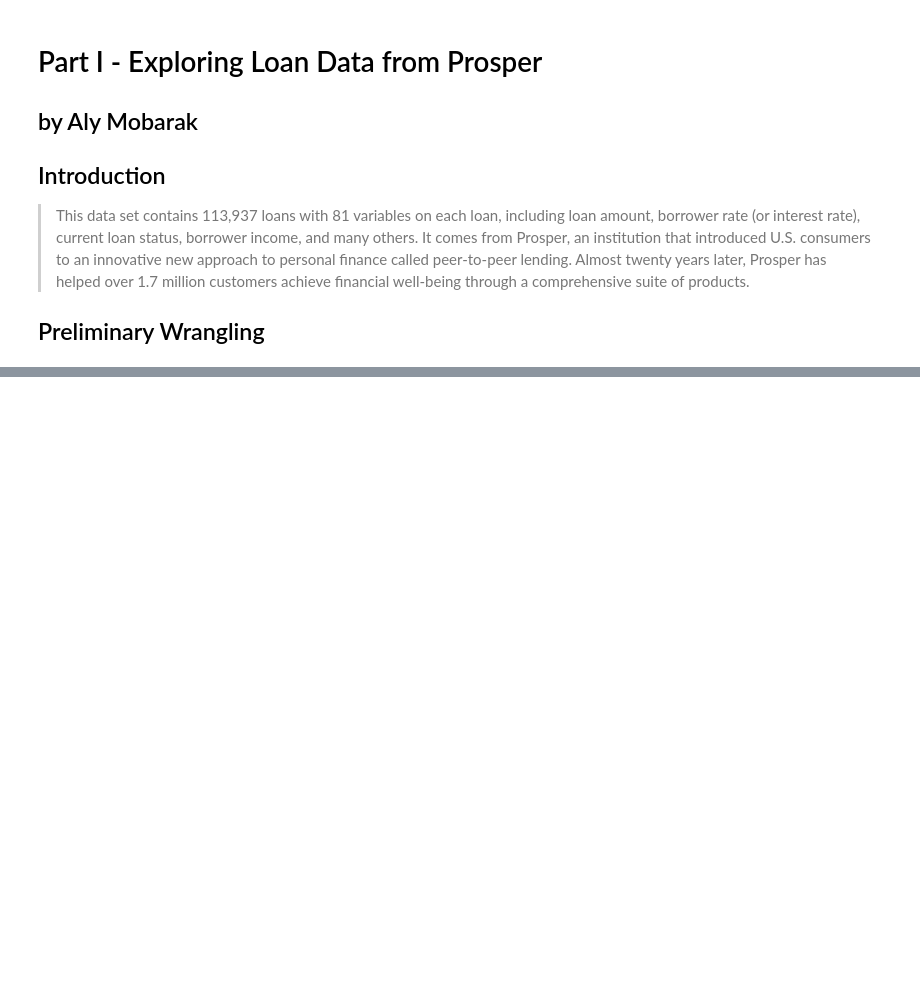
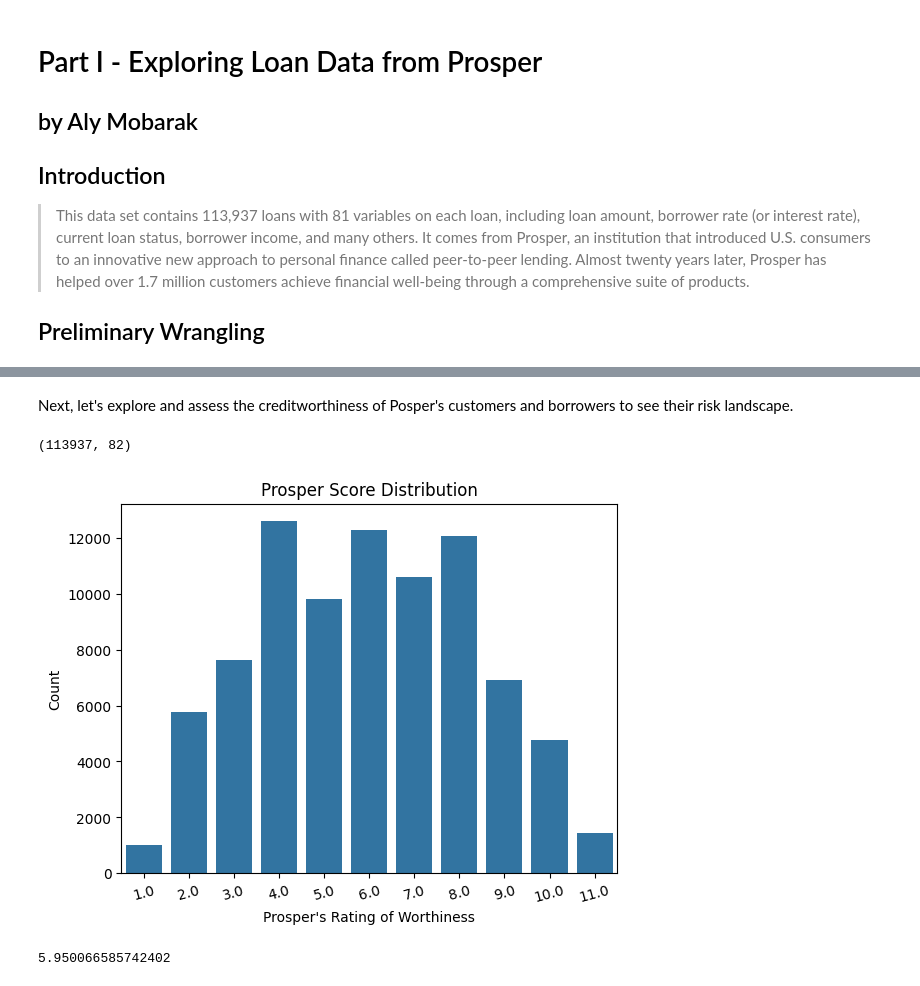
Before and after one commit to AlyMobarak/ProsperLoanInvestigation, a Jupyter notebook: Part_I_exploration.ipynb, the cells around one changed output, grey strips where cells are left out. Saved outputs shown, nothing was run; the diff lists cells and outputs as text; code cells hidden in the pictures; blank space fills up the shorter version.

```diff
--- a/Part_I_exploration.ipynb
+++ b/Part_I_exploration.ipynb
@@ -129,0 +186,16 @@ the quote-formatted guide notes like this one before you finish your report!
+# %% [markdown]
+Next, let's explore and assess the creditworthiness of Posper's customers and borrowers to see their risk landscape.
+# %%
+# Making sure dropping null values didn't drop entire rows.
+loans.shape
+# %% [output]
+(113937, 82)
+# %%
+count_plot('ProsperScore', 'Prosper\'s Rating of Worthiness', 'Prosper Score Distribution')
+# %% [output]
+[figure, added]
+# %%
+# Getting the average Prosper Score to verify conclusion and observation.
+loans['ProsperScore'].mean()
+# %% [output]
+5.950066585742402
```
Also changed, not shown: parts of 86 cells of this notebook, 6 other files.
